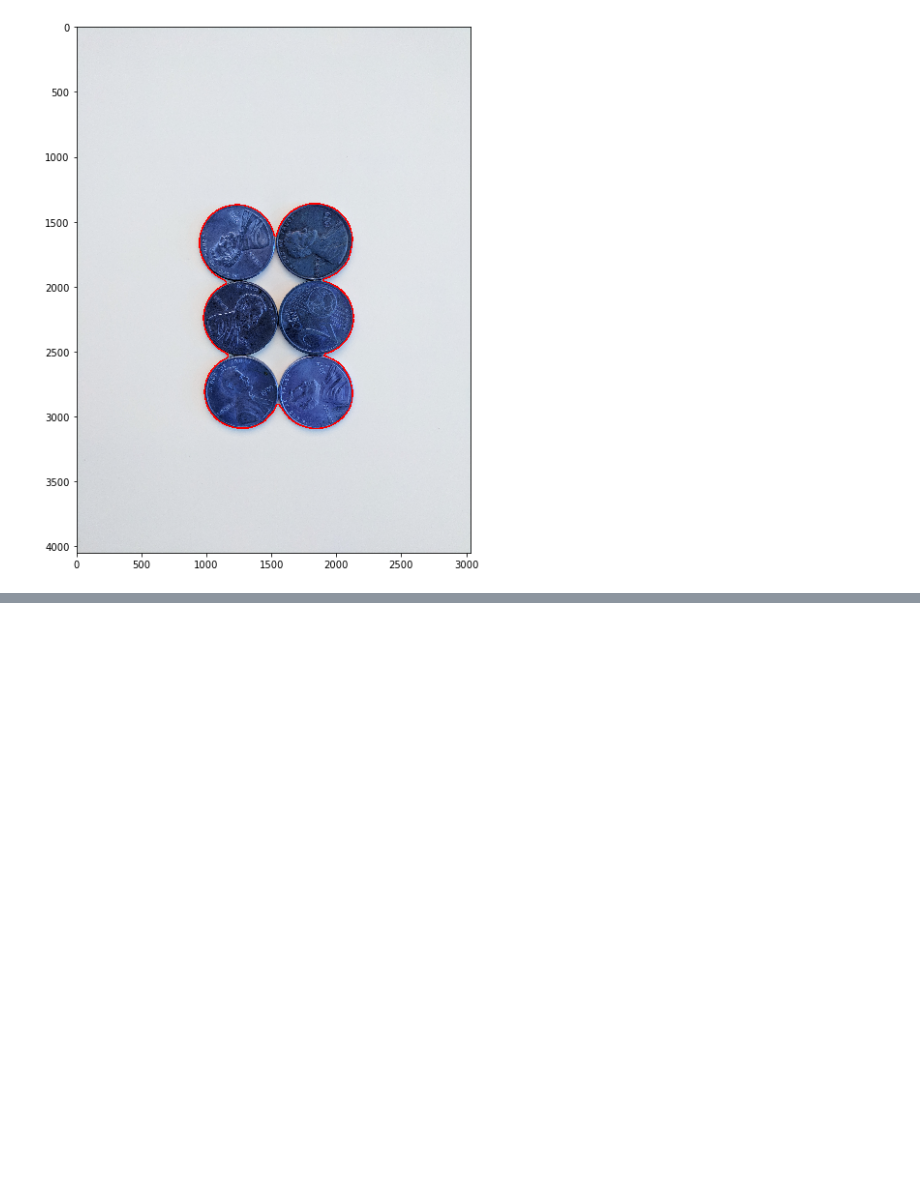
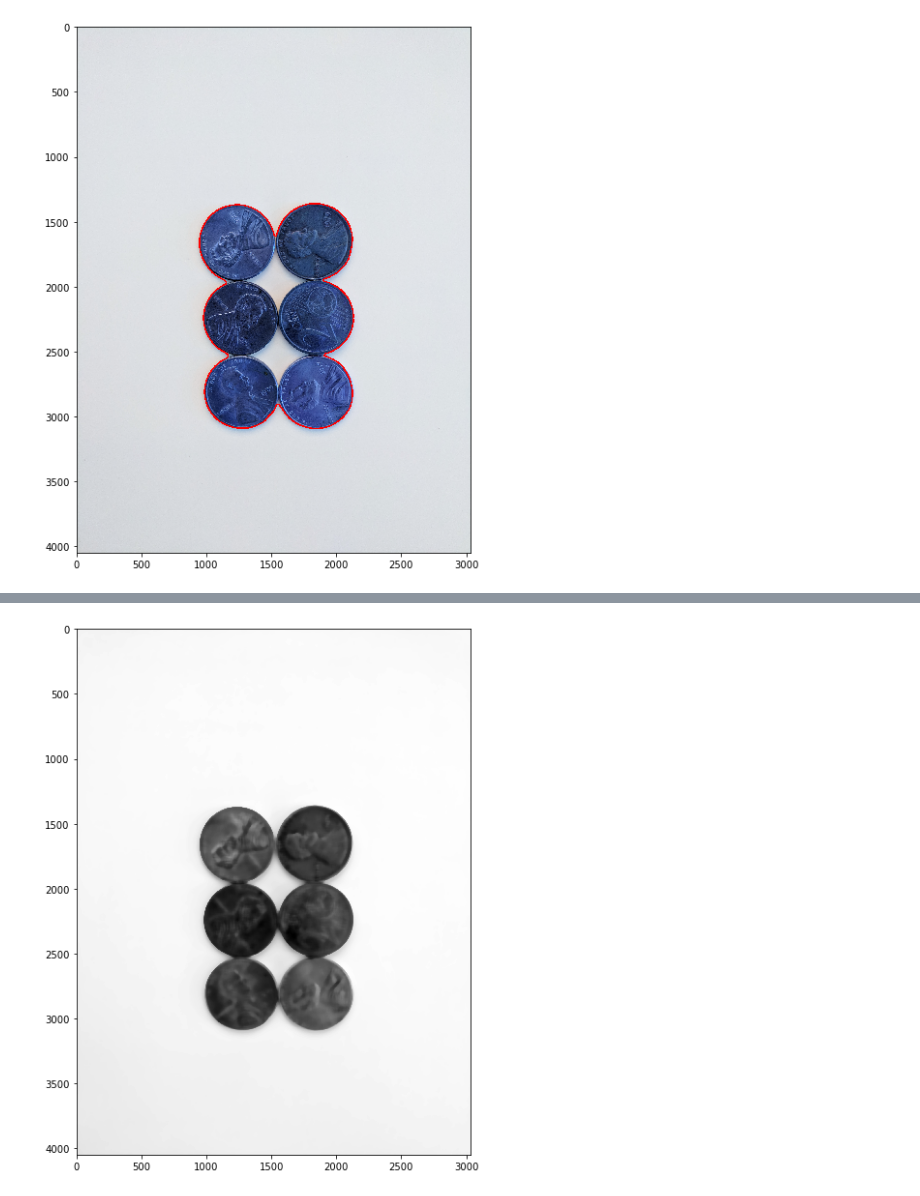
Before and after one commit to plamk/Computer-Vision-with-Python-Udemy, a Jupyter notebook: My-Solutions/S04-Object-Detection/50-watershed-algorithm.ipynb, the cells around one changed output, grey strips where cells are left out. Drawn from its saved outputs; the diff is of its cells as text; code cells hidden in the pictures; blank space fills up the shorter version.

```diff
--- a/My-Solutions/S04-Object-Detection/50-watershed-algorithm.ipynb
+++ b/My-Solutions/S04-Object-Detection/50-watershed-algorithm.ipynb
@@ -51,0 +63,6 @@ display(sep_coins)
+# %%
+gray = cv2.cvtColor(img,cv2.COLOR_BGR2GRAY)
+# %%
+display(gray)
+# %% [output]
+[figure, added]
```
Also changed, not shown: parts of 28 cells of this notebook.
